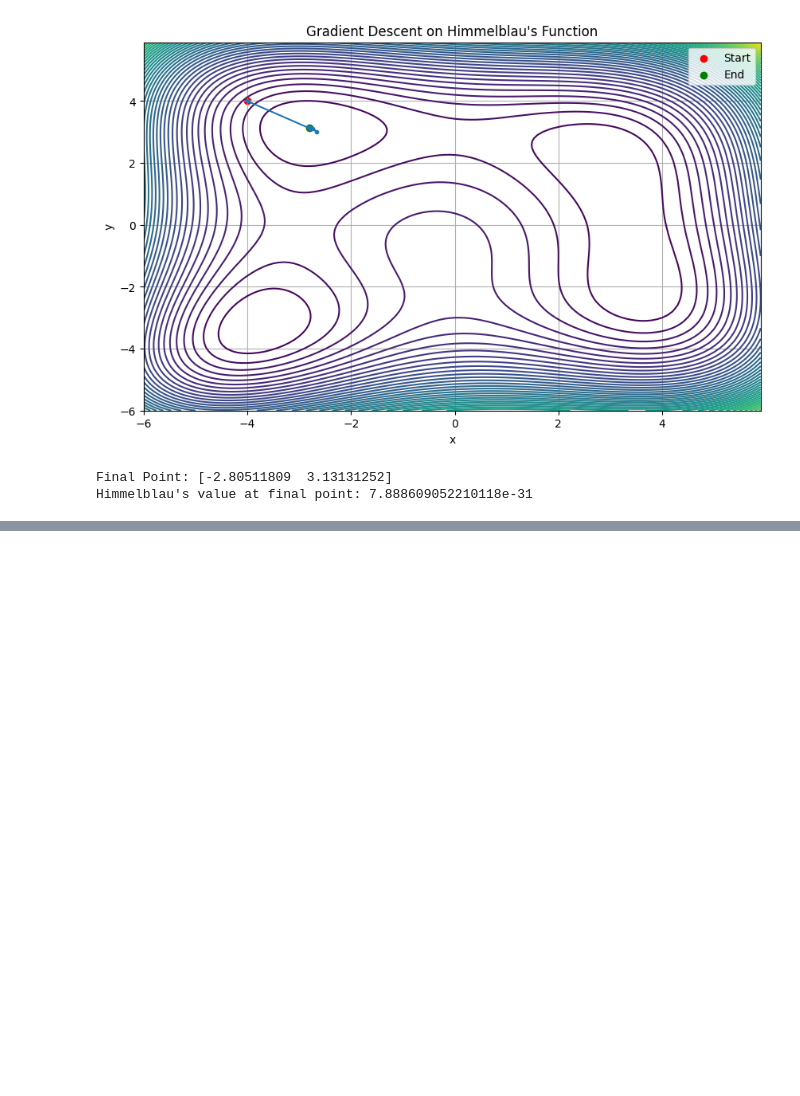
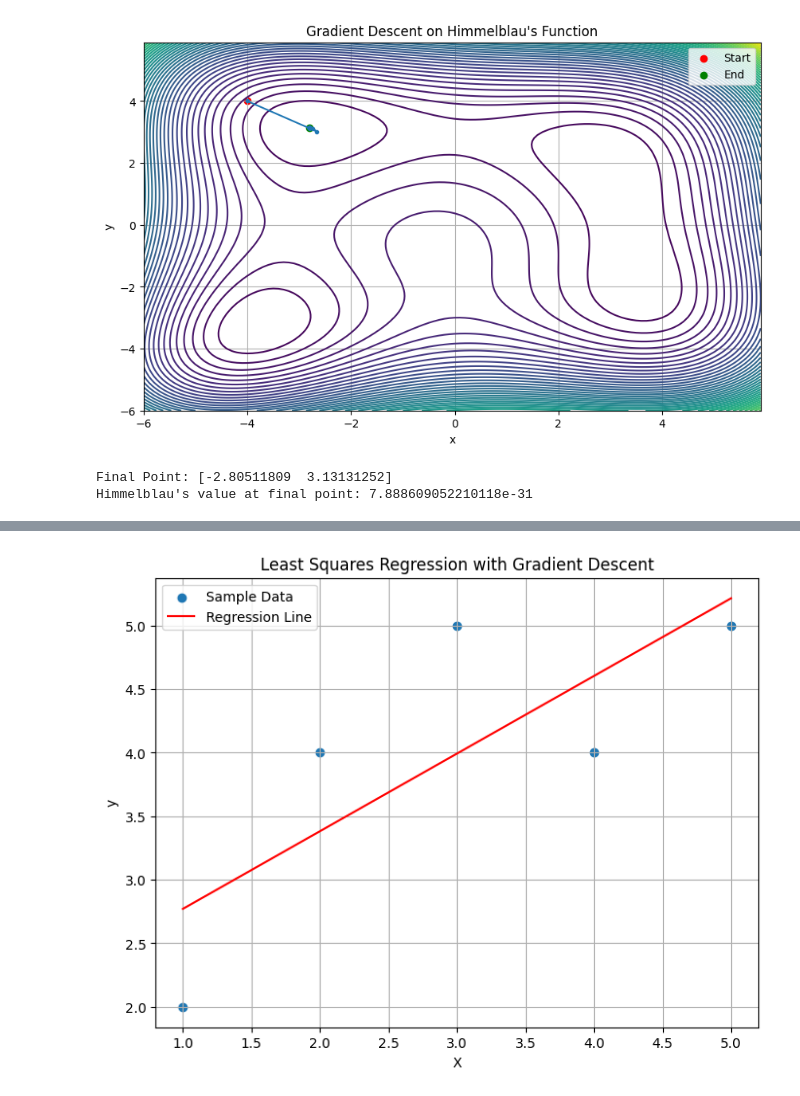
Before and after one commit to kl2217/finite-element, a Jupyter notebook: gradient_descent.ipynb, the cells around one changed output, grey strips where cells are left out. Saved outputs shown, nothing was run; the diff lists cells and outputs as text; code cells hidden in the pictures; blank space fills up the shorter version.

```diff
--- a/gradient_descent.ipynb
+++ b/gradient_descent.ipynb
@@ -109,0 +165,80 @@ Himmelblau's value at final point: 7.888609052210118e-31
+# %%
+# let's solve basic 2 dimensional least square regression
+import numpy as np
+import matplotlib.pyplot as plt
+
+# Sample data (replace with your actual data)
+X = np.array([1, 2, 3, 4, 5])
+y = np.array([2, 4, 5, 4, 5])
+
+# Least squares regression using gradient descent
+def least_squares_gd(X, y, learning_rate=0.01, iterations=10000, threshold=1e-6):
+    m = len(X)
+    theta = np.random.randn(2)  # Initialize theta (intercept and slope)
+    history = [theta.copy()]
+    errors = []
+
+    for i in range(iterations):
+        # Predict y values
+        y_pred = theta[0] + theta[1] * X
+
+        # Calculate gradients
+        grad_theta0 = (1/m) * np.sum(y_pred - y)
+        grad_theta1 = (1/m) * np.sum((y_pred - y) * X)
+        gradients = np.array([grad_theta0, grad_theta1])
+
+        # Update theta using gradient descent
+        theta -= learning_rate * gradients
+        history.append(theta.copy())
+
+        #Calculate error
+        error = np.mean((y_pred - y)**2)
+        errors.append(error)
+
+        #Check for convergence
+        if i > 0 and abs(errors[-1] - errors[-2]) < threshold:
+            print(f"Converged at iteration {i}")
+            break
+
+    return theta, np.array(history), errors
+
+# Perform gradient descent
+theta, theta_history, errors = least_squares_gd(X, y)
+
+
+# Make predictions
+y_pred = theta[0] + theta[1] * X
+
+# Plot the results
+plt.figure(figsize=(8, 6))
+plt.scatter(X, y, label='Sample Data')
+plt.plot(X, y_pred, color='red', label='Regression Line')
+plt.xlabel('X')
+plt.ylabel('y')
+plt.title('Least Squares Regression with Gradient Descent')
+plt.legend()
+plt.grid(True)
+
+# Plot the optimization path
+plt.figure(figsize=(8, 6))
+plt.plot(theta_history[:, 0], theta_history[:, 1], marker='o', markersize=3, linestyle='-')
+plt.scatter(theta_history[0, 0], theta_history[0, 1], color='red', label='Start')
+plt.scatter(theta_history[-1, 0], theta_history[-1, 1], color='green', label='End') #Final point
+plt.xlabel("Theta0")
+plt.ylabel("Theta1")
+plt.title("Optimization Path")
+plt.legend()
+
+#Plot the error
+plt.figure(figsize=(8,6))
+plt.plot(errors)
+plt.xlabel("Iteration")
+plt.ylabel("Error")
+plt.title("Error vs Iteration")
+
+
+plt.show()
+
+print(f"Intercept (theta0): {theta[0]}")
+print(f"Slope (theta1): {theta[1]}")
+# %% [output]
@@ -109,0 +246 @@ Himmelblau's value at final point: 7.888609052210118e-31
+[figure, added]
```
Also changed, not shown: parts of 6 cells of this notebook.
